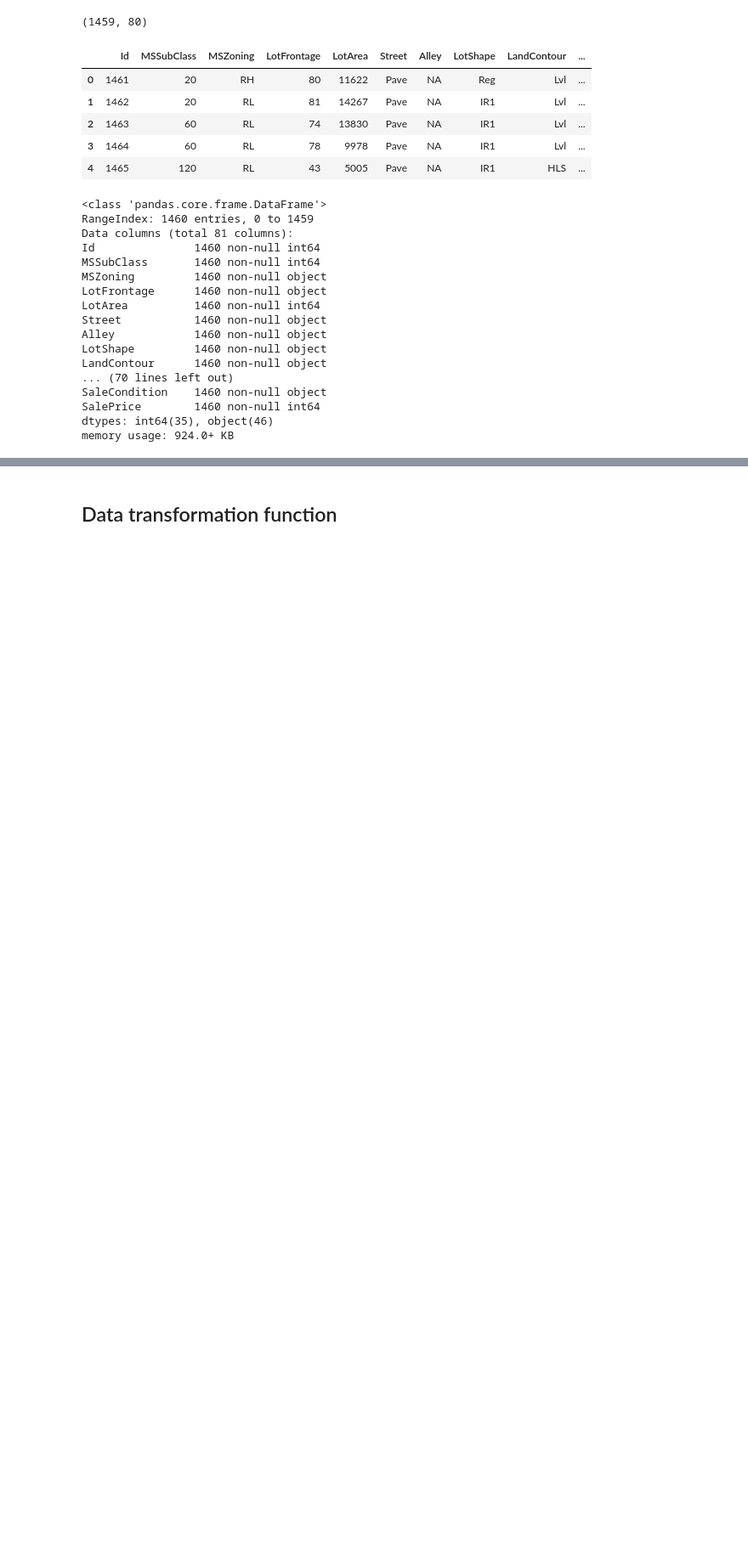
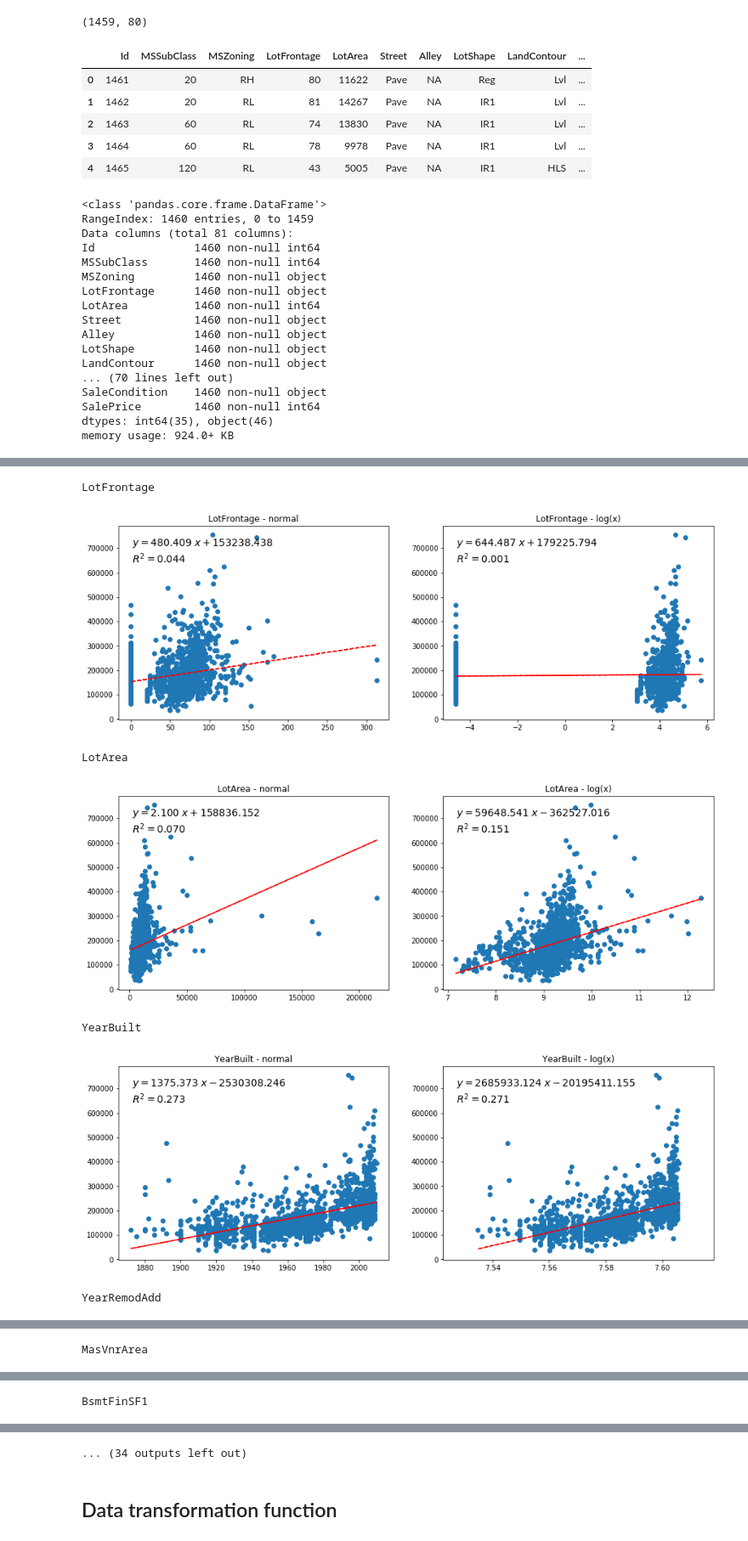
Before and after one commit to oryden/house-price-training-kaggle, a Jupyter notebook: jupyter_notebooks/Kaggle_House_Prices_v1.ipynb, the cells around one changed output, grey strips where cells are left out. Shown at 85% size. Drawn from its saved outputs; the diff is of its cells as text; code cells hidden in the pictures; blank space fills up the shorter version.

```diff
--- a/jupyter_notebooks/Kaggle_House_Prices_v1.ipynb
+++ b/jupyter_notebooks/Kaggle_House_Prices_v1.ipynb
@@ -102,0 +259,13 @@ memory usage: 924.0+ KB
+# %%
+# Plot variable overview for all contionus variables
+for variable_to_plot in continous_variables:
+    print(variable_to_plot)
+    plot_continous_variable(raw_data,x_variable=variable_to_plot)
+# %% [output]
+LotFrontage
+[figure, added]
+LotArea
+[figure, added]
+YearBuilt
+[figure, added]
+YearRemodAdd
@@ -102,0 +273 @@ memory usage: 924.0+ KB
+MasVnrArea
@@ -102,0 +275 @@ memory usage: 924.0+ KB
+BsmtFinSF1
@@ -103,3 +277,4 @@ memory usage: 924.0+ KB
+... (34 outputs left out)
 # %% [markdown]
 ## Data transformation function
 # %%
```
Also changed, not shown: parts of 6 cells of this notebook.
